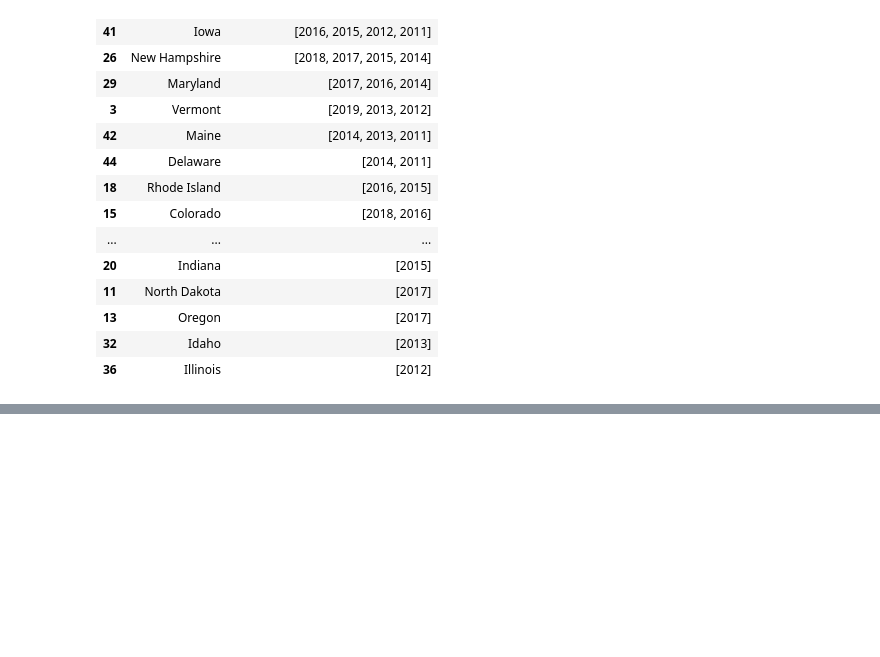
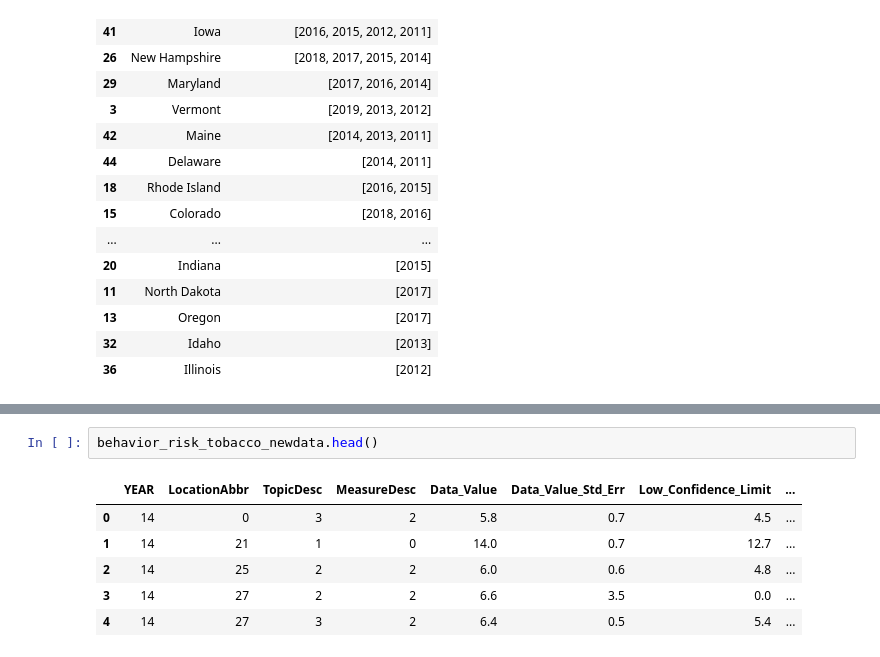
Before and after one commit to whehdwns/Risk_Analysis_Learning, a Jupyter notebook: Behavioral_Risk_Factor_Tobacco_2011_2019/Behavior Risk Tobacco.ipynb, the cells around one changed output, grey strips where cells are left out. Drawn from its saved outputs; the diff is of its cells as text; blank space fills up the shorter version.

```diff
--- a/Behavioral_Risk_Factor_Tobacco_2011_2019/Behavior Risk Tobacco.ipynb
+++ b/Behavioral_Risk_Factor_Tobacco_2011_2019/Behavior Risk Tobacco.ipynb
@@ -443,0 +500,9 @@ top_5_LocationinUS_df_new[['US State', 'Top 5 Years']]
+# %%
+behavior_risk_tobacco_newdata.head()
+# %% [output]
+|  | YEAR | LocationAbbr | TopicDesc | MeasureDesc | Data_Value | Data_Value_Std_Err | Low_Confidence_Limit | ... |
+| 0 | 14 | 0 | 3 | 2 | 5.8 | 0.7 | 4.5 | ... |
+| 1 | 14 | 21 | 1 | 0 | 14.0 | 0.7 | 12.7 | ... |
+| 2 | 14 | 25 | 2 | 2 | 6.0 | 0.6 | 4.8 | ... |
+| 3 | 14 | 27 | 2 | 2 | 6.6 | 3.5 | 0.0 | ... |
+| 4 | 14 | 27 | 3 | 2 | 6.4 | 0.5 | 5.4 | ... |
```
Also changed, not shown: parts of 16 cells of this notebook.
